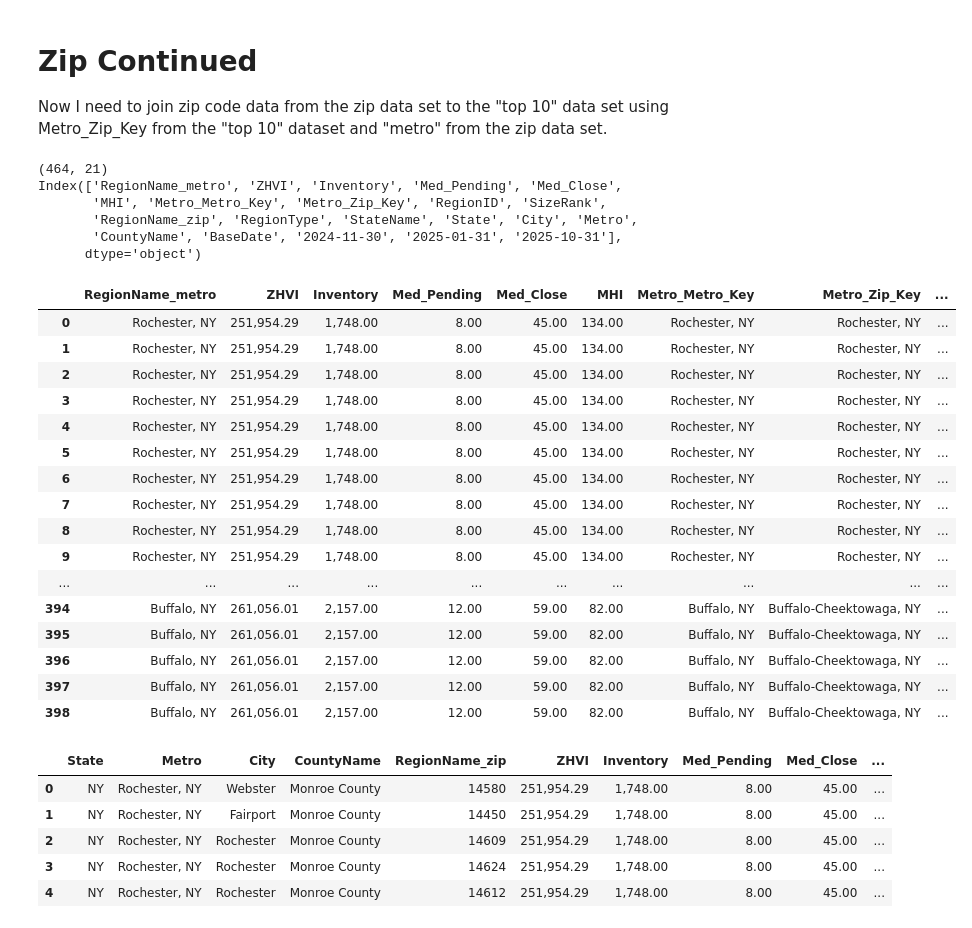
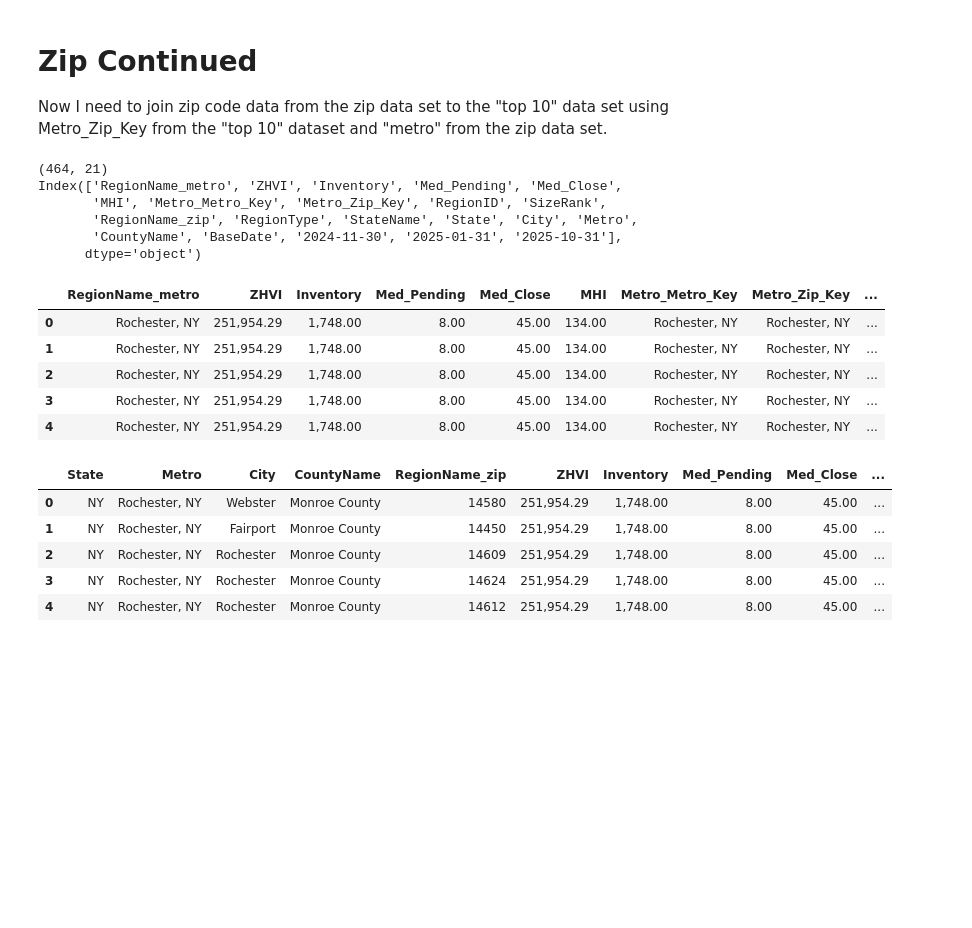
Before and after one commit to YaroslawBagriy/SEIS-631-Final-Project, a Jupyter notebook: Final_Project_SK.ipynb, the cells around one changed output. Saved outputs shown, nothing was run; the diff lists cells and outputs as text; code cells hidden in the pictures; blank space fills up the shorter version.

```diff
--- a/Final_Project_SK.ipynb
+++ b/Final_Project_SK.ipynb
@@ -619,34 +627,23 @@ Now I need to join zip code data from the zip data set to the "top 10" data set
 # %%
 df = pd.read_csv('https://raw.githubusercontent.com/samkrall/dataprepandanalysis/refs/heads/main/zhvf_zip_all.csv')
 df_top_10_with_zip = pd.merge(top_10_metros_with_key, df, left_on = 'Metro_Zip_Key', right_on = 'Metro', suffixes=('_metro', '_zip'))
 print(df_top_10_with_zip.shape)
 print(df_top_10_with_zip.columns)
 df_top_10_with_zip[['ZHVI']]
-df_top_10_with_zip.head(500)
+df_top_10_with_zip.head(5)
 # %% [output]
 (464, 21)
 Index(['RegionName_metro', 'ZHVI', 'Inventory', 'Med_Pending', 'Med_Close',
        'MHI', 'Metro_Metro_Key', 'Metro_Zip_Key', 'RegionID', 'SizeRank',
        'RegionName_zip', 'RegionType', 'StateName', 'State', 'City', 'Metro',
        'CountyName', 'BaseDate', '2024-11-30', '2025-01-31', '2025-10-31'],
       dtype='object')
 |  | RegionName_metro | ZHVI | Inventory | Med_Pending | Med_Close | MHI | Metro_Metro_Key | Metro_Zip_Key | ... |
 | 0 | Rochester, NY | 251,954.29 | 1,748.00 | 8.00 | 45.00 | 134.00 | Rochester, NY | Rochester, NY | ... |
 | 1 | Rochester, NY | 251,954.29 | 1,748.00 | 8.00 | 45.00 | 134.00 | Rochester, NY | Rochester, NY | ... |
 | 2 | Rochester, NY | 251,954.29 | 1,748.00 | 8.00 | 45.00 | 134.00 | Rochester, NY | Rochester, NY | ... |
 | 3 | Rochester, NY | 251,954.29 | 1,748.00 | 8.00 | 45.00 | 134.00 | Rochester, NY | Rochester, NY | ... |
 | 4 | Rochester, NY | 251,954.29 | 1,748.00 | 8.00 | 45.00 | 134.00 | Rochester, NY | Rochester, NY | ... |
-| 5 | Rochester, NY | 251,954.29 | 1,748.00 | 8.00 | 45.00 | 134.00 | Rochester, NY | Rochester, NY | ... |
-| 6 | Rochester, NY | 251,954.29 | 1,748.00 | 8.00 | 45.00 | 134.00 | Rochester, NY | Rochester, NY | ... |
-| 7 | Rochester, NY | 251,954.29 | 1,748.00 | 8.00 | 45.00 | 134.00 | Rochester, NY | Rochester, NY | ... |
-| 8 | Rochester, NY | 251,954.29 | 1,748.00 | 8.00 | 45.00 | 134.00 | Rochester, NY | Rochester, NY | ... |
-| 9 | Rochester, NY | 251,954.29 | 1,748.00 | 8.00 | 45.00 | 134.00 | Rochester, NY | Rochester, NY | ... |
-| ... | ... | ... | ... | ... | ... | ... | ... | ... | ... |
-| 394 | Buffalo, NY | 261,056.01 | 2,157.00 | 12.00 | 59.00 | 82.00 | Buffalo, NY | Buffalo-Cheektowaga, NY | ... |
-| 395 | Buffalo, NY | 261,056.01 | 2,157.00 | 12.00 | 59.00 | 82.00 | Buffalo, NY | Buffalo-Cheektowaga, NY | ... |
-| 396 | Buffalo, NY | 261,056.01 | 2,157.00 | 12.00 | 59.00 | 82.00 | Buffalo, NY | Buffalo-Cheektowaga, NY | ... |
-| 397 | Buffalo, NY | 261,056.01 | 2,157.00 | 12.00 | 59.00 | 82.00 | Buffalo, NY | Buffalo-Cheektowaga, NY | ... |
-| 398 | Buffalo, NY | 261,056.01 | 2,157.00 | 12.00 | 59.00 | 82.00 | Buffalo, NY | Buffalo-Cheektowaga, NY | ... |
 # %%
 df_finals = df_top_10_with_zip[['State', 'Metro','City', 'CountyName', 'RegionName_zip', 'ZHVI', 'Inventory', 'Med_Pending',
 'Med_Close', 'MHI', 'BaseDate', '2024-11-30', '2025-01-31', '2025-10-31']]
```
Also changed, not shown: parts of 20 cells of this notebook.
